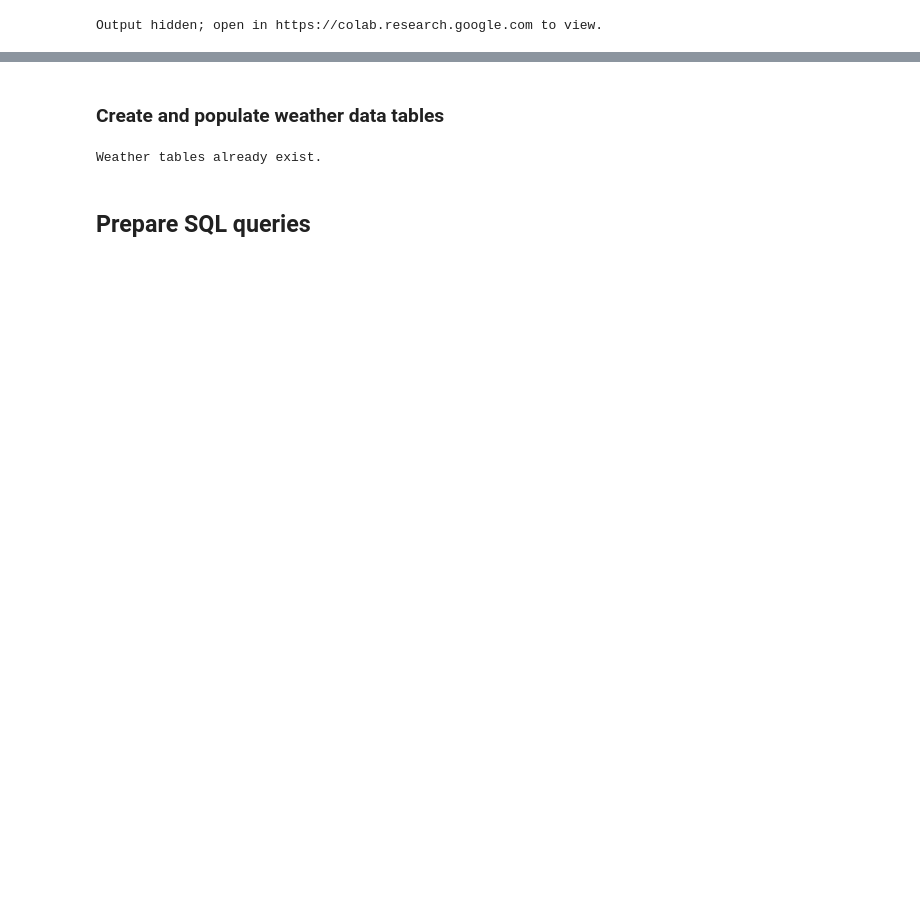
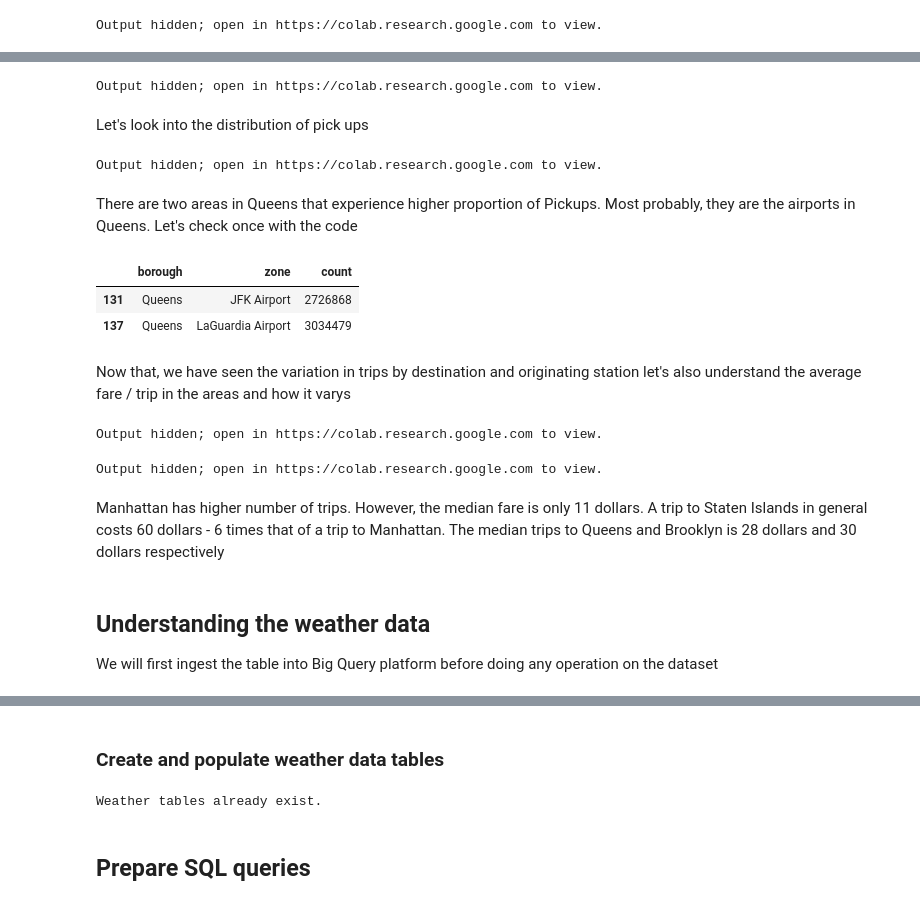
Before and after one commit to MADS-milestone/milestone-1, a Jupyter notebook: milestone1.ipynb, the cells around one changed output, grey strips where cells are left out. Cells and saved outputs as stored; diff of their text form; code cells hidden in the pictures; blank space fills up the shorter version.

```diff
--- a/milestone1.ipynb
+++ b/milestone1.ipynb
@@ -170,38 +338,28 @@ FROM bigquery-public-data.new_york_taxi_trips.tlc_yellow_trips_2017
 where pickup_datetime between '2017-01-01' and '2018-01-01'
 group by pickup_location_id;'''
 pickup_2017_df = bq_client.query(sql).to_dataframe()
-# %%
-pickup_2017_df.rename(columns={'pickup_location_id': 'LocationID'}, inplace=True)
-pickup_2017_df['LocationID'] = pickup_2017_df['LocationID'].astype('int64')
-
-pickup_2017 = taxi_zones.merge(pickup_2017_df, on='LocationID')
-pickup_2017 = json.loads(pickup_2017.to_json())['features']
-
-base = alt.Chart(alt.Data(values=pickup_2017)).mark_geoshape(
-        stroke='black',
-        strokeWidth=1
-    ).encode(
-        color=alt.Color('properties.count:Q', scale=alt.Scale(type='log'), legend=alt.Legend(title="Pickup count"))
-    ).properties(
-        title=alt.Text(text="NYC taxi pickup zones popularity", fontSize=22),
-        width=800,
-        height=800
-    )
-
-labels = alt.Chart(alt.Data(values=tz_geo)).mark_text(
-    baseline='top',
-     ).properties(
-        width=800,
-        height=800
-     ).encode(
-         longitude='properties.centroid_lon:Q',
-         latitude='properties.centroid_lat:Q',
-         text='properties.LocationID:O',
-         size=alt.value(8),
-         opacity=alt.value(1)
-     )
-
-base + labels
+# %%
+pickup_2017_info,pickup_2017 = create_dataframe(pickup_2017_df)
+
+base_heatmap(pickup_2017,title_heatmap = 'Counts_Color_Map',chart_title = 'Pickups distribution') + boroughs + labels
+# %% [output]
+Output hidden; open in https://colab.research.google.com to view.
+# %% [markdown]
+Let's look into the distribution of pick ups
+# %%
+box_plot_creator(df = pickup_2017_info,title = 'Pickups distribution by boroughs')
+# %% [output]
+Output hidden; open in https://colab.research.google.com to view.
+# %% [markdown]
+There are two areas in Queens that experience higher proportion of Pickups. Most probably, they are the airports in Queens. Let's check once with the code
+# %%
+pickup_2017_info[(pickup_2017_info['count']>500000) & (pickup_2017_info['borough']=='Queens')][['borough','zone','count']]
+# %% [output]
+|  | borough | zone | count |
+| 131 | Queens | JFK Airport | 2726868 |
+| 137 | Queens | LaGuardia Airport | 3034479 |
+# %% [markdown]
+Now that, we have seen the variation in trips by destination and originating station let's also understand the average fare / trip in the areas and how it varys
 # %%
 sql = '''
 SELECT
@@ -249,3 +374,19 @@ base + labels
+# %%
+avg_fare_2018_info,avg_fare_2018 = create_dataframe(avg_fare_2018_df)
+
+base_heatmap(avg_fare_2018,title_heatmap = 'Average Fare',chart_title = 'Fare distribution',feature='properties.avg_fare:Q') + boroughs + labels
+# %% [output]
+Output hidden; open in https://colab.research.google.com to view.
+# %%
+box_plot_creator(avg_fare_2018_info,title='Distribution of Avg.Fare',feature = 'avg_fare:Q')
+# %% [output]
+Output hidden; open in https://colab.research.google.com to view.
+# %% [markdown]
+Manhattan has higher number of trips. However, the median fare is only 11 dollars. A trip to Staten Islands in general costs 60 dollars - 6 times that of a trip to Manhattan. The median trips to Queens and Brooklyn is 28 dollars and 30 dollars respectively
+# %% [markdown]
+## Understanding the weather data
+
+We will first ingest the table into Big Query platform before doing any operation on the dataset
 # %%
 weather = pd.read_csv('2398761.csv')
 weather_h = weather[weather['REPORT_TYPE'].isin(['FM-15', 'SY-MT'])]
```
Also changed, not shown: parts of 25 cells of this notebook.
